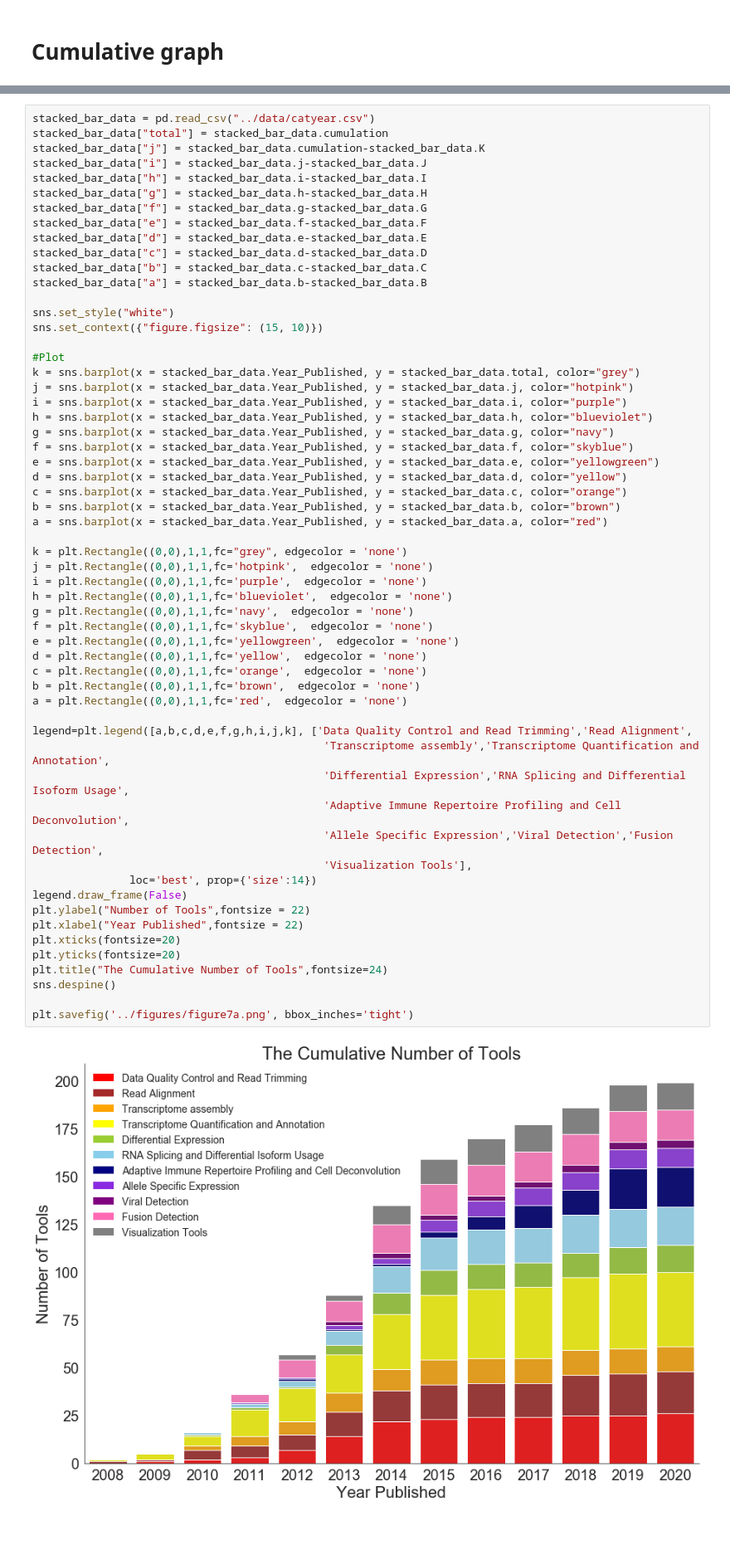
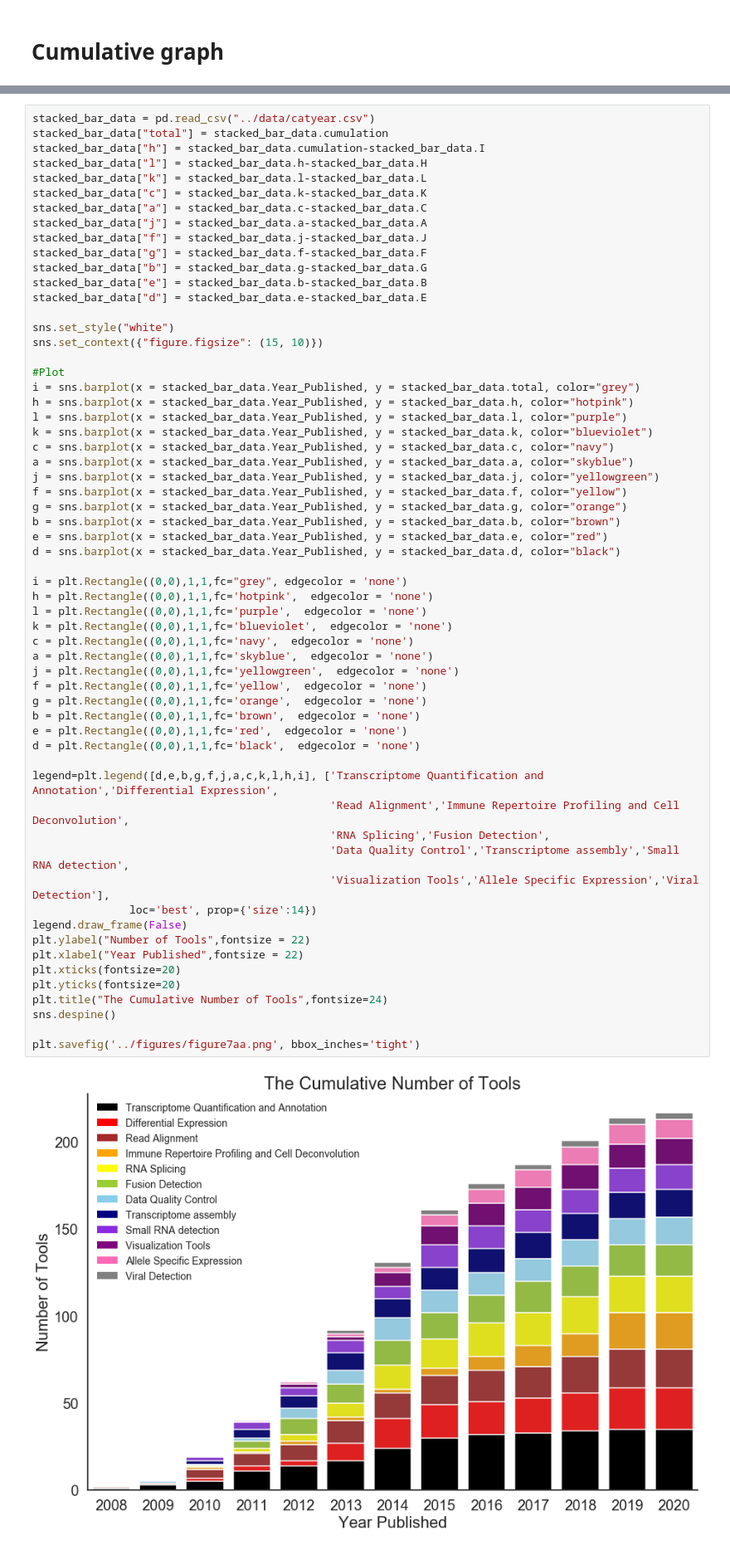
Before and after one commit to LizChang/RNA_seq_figures, a Jupyter notebook: notebooks/RNA_Seq_table.ipynb, the cells around one changed output, grey strips where cells are left out. Shown at 83% size. Cells and saved outputs as stored; diff of their text form; blank space fills up the shorter version.

```diff
--- a/notebooks/RNA_Seq_table.ipynb
+++ b/notebooks/RNA_Seq_table.ipynb
@@ -106,60 +142,62 @@ change_width(g, .7)
 # %%
 stacked_bar_data = pd.read_csv("../data/catyear.csv")
 stacked_bar_data["total"] = stacked_bar_data.cumulation
-stacked_bar_data["j"] = stacked_bar_data.cumulation-stacked_bar_data.K
-stacked_bar_data["i"] = stacked_bar_data.j-stacked_bar_data.J
-stacked_bar_data["h"] = stacked_bar_data.i-stacked_bar_data.I
-stacked_bar_data["g"] = stacked_bar_data.h-stacked_bar_data.H
-stacked_bar_data["f"] = stacked_bar_data.g-stacked_bar_data.G
-stacked_bar_data["e"] = stacked_bar_data.f-stacked_bar_data.F
+stacked_bar_data["h"] = stacked_bar_data.cumulation-stacked_bar_data.I
+stacked_bar_data["l"] = stacked_bar_data.h-stacked_bar_data.H
+stacked_bar_data["k"] = stacked_bar_data.l-stacked_bar_data.L
+stacked_bar_data["c"] = stacked_bar_data.k-stacked_bar_data.K
+stacked_bar_data["a"] = stacked_bar_data.c-stacked_bar_data.C
+stacked_bar_data["j"] = stacked_bar_data.a-stacked_bar_data.A
+stacked_bar_data["f"] = stacked_bar_data.j-stacked_bar_data.J
+stacked_bar_data["g"] = stacked_bar_data.f-stacked_bar_data.F
+stacked_bar_data["b"] = stacked_bar_data.g-stacked_bar_data.G
+stacked_bar_data["e"] = stacked_bar_data.b-stacked_bar_data.B
 stacked_bar_data["d"] = stacked_bar_data.e-stacked_bar_data.E
-stacked_bar_data["c"] = stacked_bar_data.d-stacked_bar_data.D
-stacked_bar_data["b"] = stacked_bar_data.c-stacked_bar_data.C
-stacked_bar_data["a"] = stacked_bar_data.b-stacked_bar_data.B
 
 sns.set_style("white")
 sns.set_context({"figure.figsize": (15, 10)})
 
 #Plot
-k = sns.barplot(x = stacked_bar_data.Year_Published, y = stacked_bar_data.total, color="grey")
-j = sns.barplot(x = stacked_bar_data.Year_Published, y = stacked_bar_data.j, color="hotpink")
-i = sns.barplot(x = stacked_bar_data.Year_Published, y = stacked_bar_data.i, color="purple")
-h = sns.barplot(x = stacked_bar_data.Year_Published, y = stacked_bar_data.h, color="blueviolet")
-g = sns.barplot(x = stacked_bar_data.Year_Published, y = stacked_bar_data.g, color="navy")
-f = sns.barplot(x = stacked_bar_data.Year_Published, y = stacked_bar_data.f, color="skyblue")
-e = sns.barplot(x = stacked_bar_data.Year_Published, y = stacked_bar_data.e, color="yellowgreen")
-d = sns.barplot(x = stacked_bar_data.Year_Published, y = stacked_bar_data.d, color="yellow")
-c = sns.barplot(x = stacked_bar_data.Year_Published, y = stacked_bar_data.c, color="orange")
+i = sns.barplot(x = stacked_bar_data.Year_Published, y = stacked_bar_data.total, color="grey")
+h = sns.barplot(x = stacked_bar_data.Year_Published, y = stacked_bar_data.h, color="hotpink")
+l = sns.barplot(x = stacked_bar_data.Year_Published, y = stacked_bar_data.l, color="purple")
+k = sns.barplot(x = stacked_bar_data.Year_Published, y = stacked_bar_data.k, color="blueviolet")
+c = sns.barplot(x = stacked_bar_data.Year_Published, y = stacked_bar_data.c, color="navy")
+a = sns.barplot(x = stacked_bar_data.Year_Published, y = stacked_bar_data.a, color="skyblue")
+j = sns.barplot(x = stacked_bar_data.Year_Published, y = stacked_bar_data.j, color="yellowgreen")
+f = sns.barplot(x = stacked_bar_data.Year_Published, y = stacked_bar_data.f, color="yellow")
+g = sns.barplot(x = stacked_bar_data.Year_Published, y = stacked_bar_data.g, color="orange")
 b = sns.barplot(x = stacked_bar_data.Year_Published, y = stacked_bar_data.b, color="brown")
-a = sns.barplot(x = stacked_bar_data.Year_Published, y = stacked_bar_data.a, color="red")
+e = sns.barplot(x = stacked_bar_data.Year_Published, y = stacked_bar_data.e, color="red")
+d = sns.barplot(x = stacked_bar_data.Year_Published, y = stacked_bar_data.d, color="black")
 
-k = plt.Rectangle((0,0),1,1,fc="grey", edgecolor = 'none')
-j = plt.Rectangle((0,0),1,1,fc='hotpink',  edgecolor = 'none')
-i = plt.Rectangle((0,0),1,1,fc='purple',  edgecolor = 'none')
-h = plt.Rectangle((0,0),1,1,fc='blueviolet',  edgecolor = 'none')
-g = plt.Rectangle((0,0),1,1,fc='navy',  edgecolor = 'none')
-f = plt.Rectangle((0,0),1,1,fc='skyblue',  edgecolor = 'none')
-e = plt.Rectangle((0,0),1,1,fc='yellowgreen',  edgecolor = 'none')
-d = plt.Rectangle((0,0),1,1,fc='yellow',  edgecolor = 'none')
-c = plt.Rectangle((0,0),1,1,fc='orange',  edgecolor = 'none')
+i = plt.Rectangle((0,0),1,1,fc="grey", edgecolor = 'none')
+h = plt.Rectangle((0,0),1,1,fc='hotpink',  edgecolor = 'none')
+l = plt.Rectangle((0,0),1,1,fc='purple',  edgecolor = 'none')
+k = plt.Rectangle((0,0),1,1,fc='blueviolet',  edgecolor = 'none')
+c = plt.Rectangle((0,0),1,1,fc='navy',  edgecolor = 'none')
+a = plt.Rectangle((0,0),1,1,fc='skyblue',  edgecolor = 'none')
+j = plt.Rectangle((0,0),1,1,fc='yellowgreen',  edgecolor = 'none')
+f = plt.Rectangle((0,0),1,1,fc='yellow',  edgecolor = 'none')
+g = plt.Rectangle((0,0),1,1,fc='orange',  edgecolor = 'none')
 b = plt.Rectangle((0,0),1,1,fc='brown',  edgecolor = 'none')
-a = plt.Rectangle((0,0),1,1,fc='red',  edgecolor = 'none')
+e = plt.Rectangle((0,0),1,1,fc='red',  edgecolor = 'none')
+d = plt.Rectangle((0,0),1,1,fc='black',  edgecolor = 'none')
 
-legend=plt.legend([a,b,c,d,e,f,g,h,i,j,k], ['Data Quality Control and Read Trimming','Read Alignment',
-                                             'Transcriptome assembly','Transcriptome Quantification and Annotation',
-                                             'Differential Expression','RNA Splicing and Differential Isoform Usage',
-                                             'Adaptive Immune Repertoire Profiling and Cell Deconvolution',
-                                             'Allele Specific Expression','Viral Detection','Fusion Detection',
-                                             'Visualization Tools'],
+legend=plt.legend([d,e,b,g,f,j,a,c,k,l,h,i], ['Transcriptome Quantification and Annotation','Differential Expression',
+                                              'Read Alignment','Immune Repertoire Profiling and Cell Deconvolution',
+                                              'RNA Splicing','Fusion Detection',
+                                              'Data Quality Control','Transcriptome assembly','Small RNA detection',
+                                              'Visualization Tools','Allele Specific Expression','Viral Detection'],
                loc='best', prop={'size':14})
 legend.draw_frame(False)
 plt.ylabel("Number of Tools",fontsize = 22)
 plt.xlabel("Year Published",fontsize = 22)
 plt.xticks(fontsize=20)
 plt.yticks(fontsize=20)
 plt.title("The Cumulative Number of Tools",fontsize=24)
 sns.despine()
 
-plt.savefig('../figures/figure7a.png', bbox_inches='tight')
+plt.savefig('../figures/figure7aa.png', bbox_inches='tight')
 # %% [output]
-[figure, old version]
+[figure, new version]
```
Also changed, not shown: parts of 22 cells of this notebook, 20 other files.
